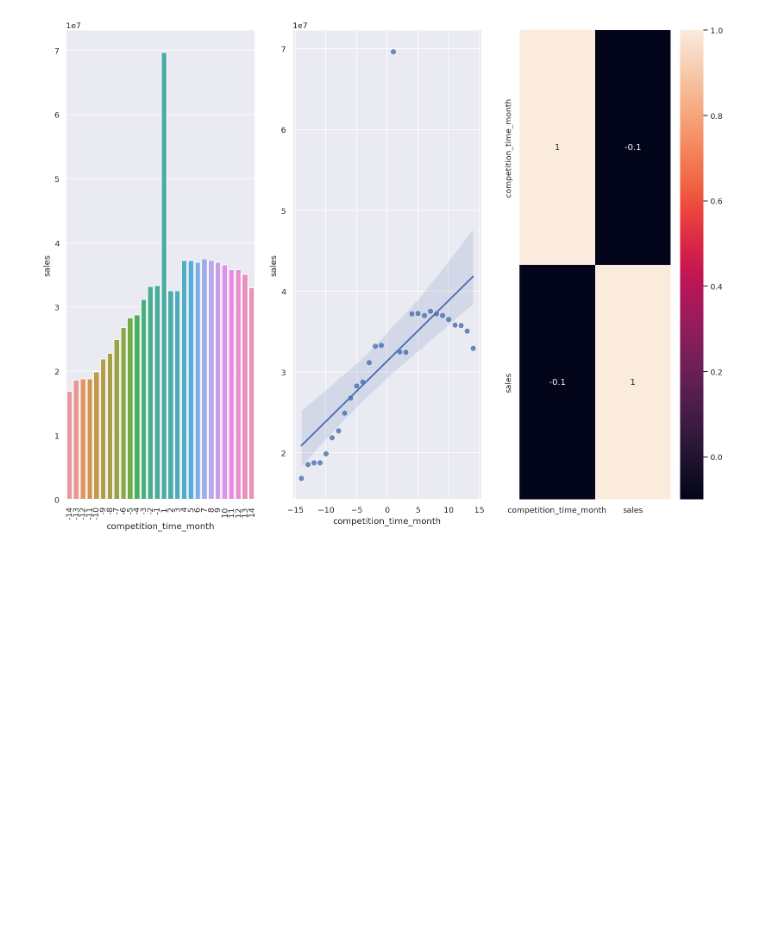
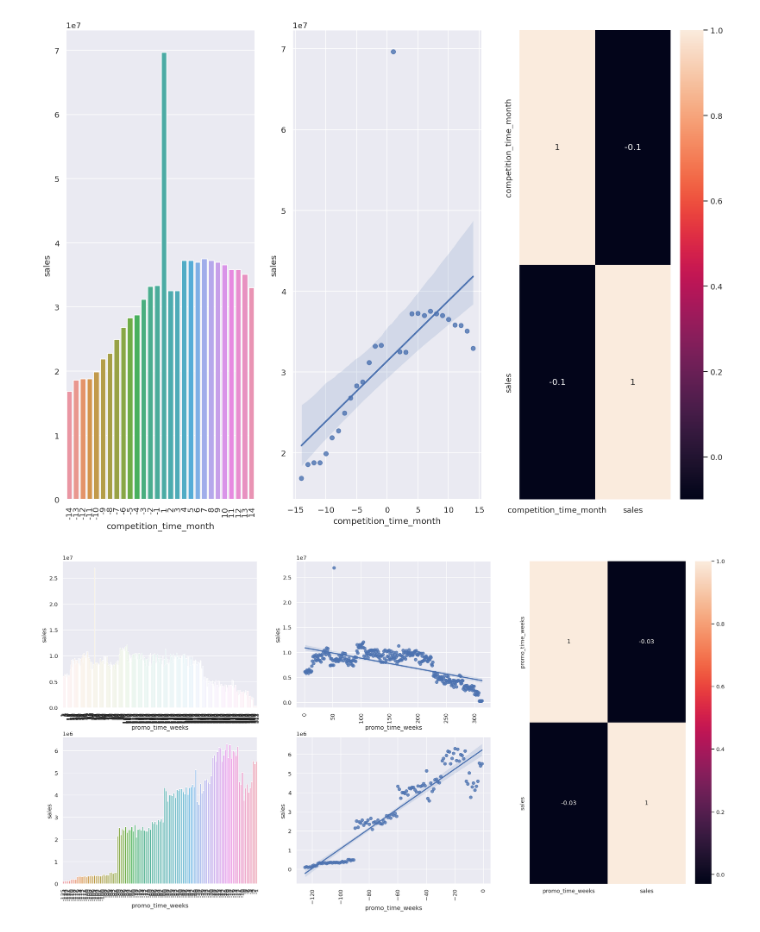
Before and after one commit to gkunzler/DS-in-Prod, a Jupyter notebook: store_sales_prediction_rossman_1205.ipynb, the cells around one changed output. Saved outputs shown, nothing was run; the diff lists cells and outputs as text; code cells hidden in the pictures; blank space fills up the shorter version.

```diff
--- a/store_sales_prediction_rossman_1205.ipynb
+++ b/store_sales_prediction_rossman_1205.ipynb
@@ -249,7 +250,7 @@ df3['promo_time_days'] = df3['date'] - df3['promo_since']
 #transform days into weeks
 df3['promo_time_days'] = df3['promo_time_days'].astype('timedelta64[D]')
 df3['promo_time_weeks'] = df3['promo_time_days']/7
-
+df3['promo_time_weeks'] = df3['promo_time_weeks'].astype(int)
 
 #assortment
 df3['assortment'] = df3['assortment'].apply(lambda x: 'basic' if x=='a' else
@@ -456,3 +466,39 @@ plt.subplot(1,3,3)
 sns.heatmap(aux1.corr(method='pearson'),annot=True);
 # %% [output]
 [figure]
+# %%
+#lojas com promoççoes ativas por mais tempo deveriam vender mais
+#falsa: lojas com promoções ativas por mais tempo vendemo menos depois de um certo tempo
+
+#promo2 - todos os que naõ tinham valores foram preenchidos com a data da venda. então 0 é sem promo2
+#pormo_time_weeks é a diferença entre a data da venda e quando a promo2 iniciou.
+#se valor der positivo, é pq a venda foi feita nesse periodo de promoção extendida
+#se valor der negativo, é pq a venda foi feita antes do periodo de promoção extendida. poderia estar na promocaão normal , ou não estar ainda.
+
+aux1 = df5[['promo_time_weeks', 'sales']].groupby('promo_time_weeks').sum().reset_index()
+aux2 = aux1.loc[aux1['promo_time_weeks']> 0] #promo extendida
+aux3 = aux1.loc[aux1['promo_time_weeks']< 0] #antes da promo ser extendida
+
+fig = plt.figure(figsize=(24,12))
+grid = gridspec.GridSpec (2,3, figure = fig)
+
+plt.subplot(grid[0,0])
+sns.barplot(x = 'promo_time_weeks', y = 'sales', data = aux2); #promo extendida
+plt.xticks(rotation = 90);
+
+plt.subplot(grid[0,1])
+sns.regplot(x = 'promo_time_weeks', y = 'sales', data = aux2); #promo extendida
+plt.xticks(rotation = 90);
+
+plt.subplot(grid[1,0])
+sns.barplot(x = 'promo_time_weeks', y = 'sales', data = aux3); #antes da promo ser extendida
+plt.xticks(rotation = 90);
+
+plt.subplot(grid[1,1])
+sns.regplot(x = 'promo_time_weeks', y = 'sales', data = aux3); #antes da promo ser extendida
+plt.xticks(rotation = 90);
+
+plt.subplot(grid[:,2])
+sns.heatmap(aux1.corr(method='pearson'),annot=True);
+# %% [output]
+[figure, added]
```
Also changed, not shown: parts of 10 cells of this notebook.
